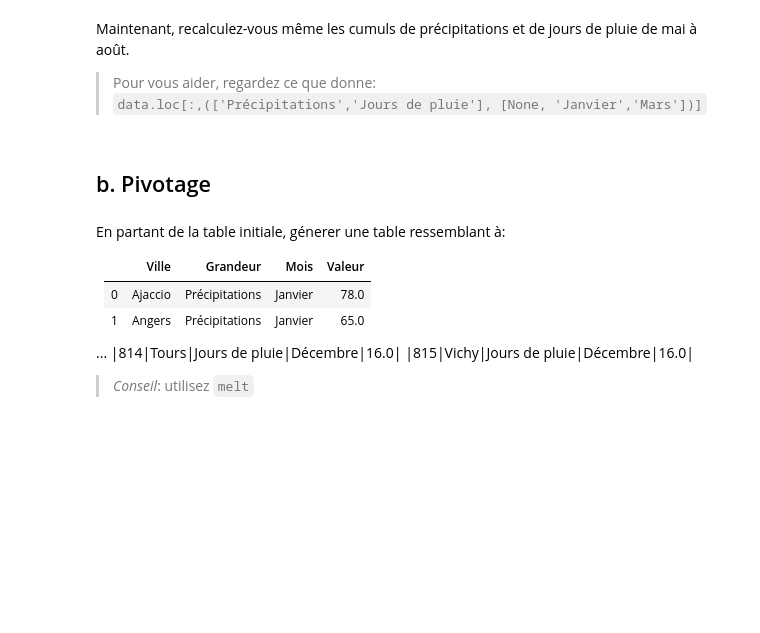
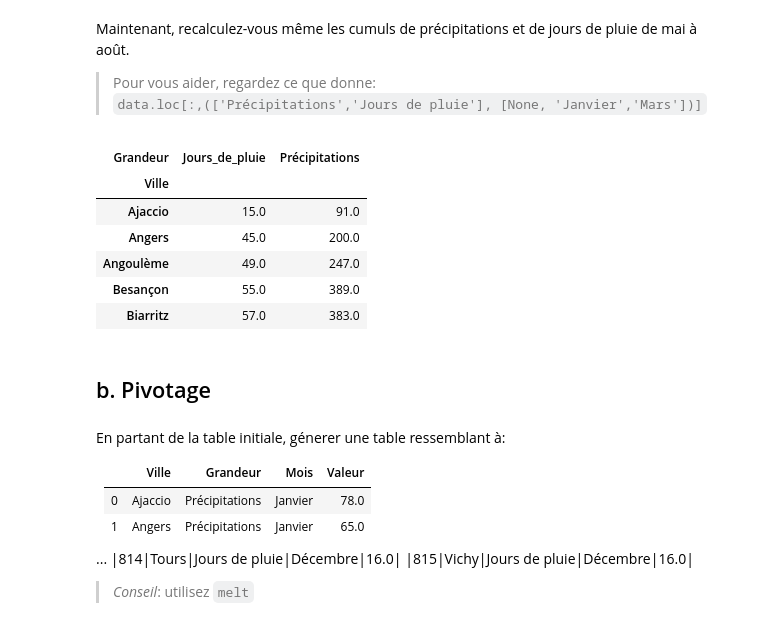
Before and after one commit to campusplage/compte-rendus-sparkles_of_majesty, a Jupyter notebook: TP1_pandas.ipynb, the cells around one changed output. Cells and saved outputs as stored; diff of their text form; code cells hidden in the pictures; blank space fills up the shorter version.

```diff
--- a/TP1_pandas.ipynb
+++ b/TP1_pandas.ipynb
@@ -258,6 +289,15 @@ Maintenant, recalculez-vous même les cumuls de précipitations et de jours de p
   `data.loc[:,(['Précipitations','Jours de pluie'], [None, 'Janvier','Mars'])]`
 # %%
 # cumul des précipitations et du nombre de jours de pluie de mai à août
+data.loc[:,(['Précipitations','Jours_de_pluie'], ["Mai", "Juin", "Juillet", "Août"])].groupby(axis=1, level="Grandeur").sum().head()
+# %% [output]
+| Grandeur | Jours_de_pluie | Précipitations |
+| Ville |  |  |
+| Ajaccio | 15.0 | 91.0 |
+| Angers | 45.0 | 200.0 |
+| Angoulème | 49.0 | 247.0 |
+| Besançon | 55.0 | 389.0 |
+| Biarritz | 57.0 | 383.0 |
 # %% [markdown]
 ## b. Pivotage
 # %% [markdown]
```
Also changed, not shown: parts of 7 cells of this notebook.
